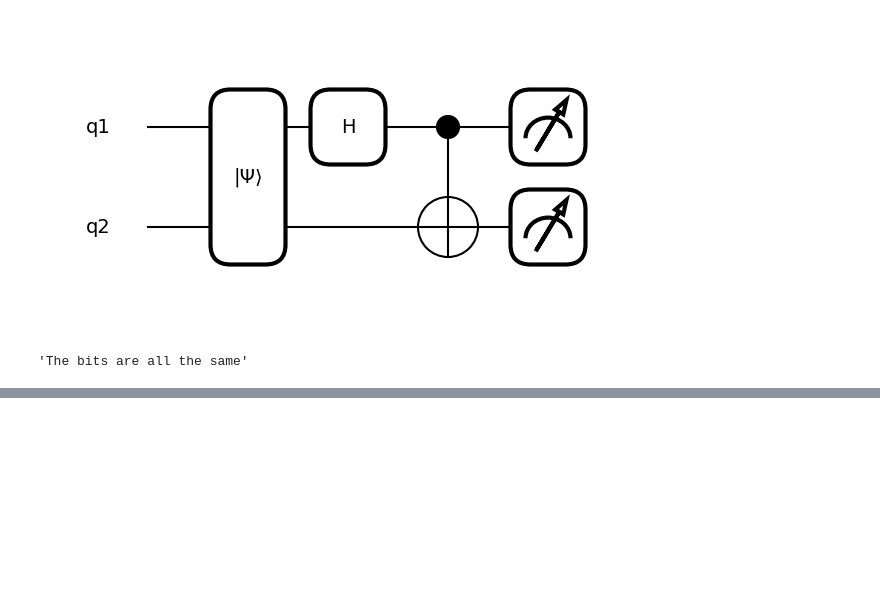
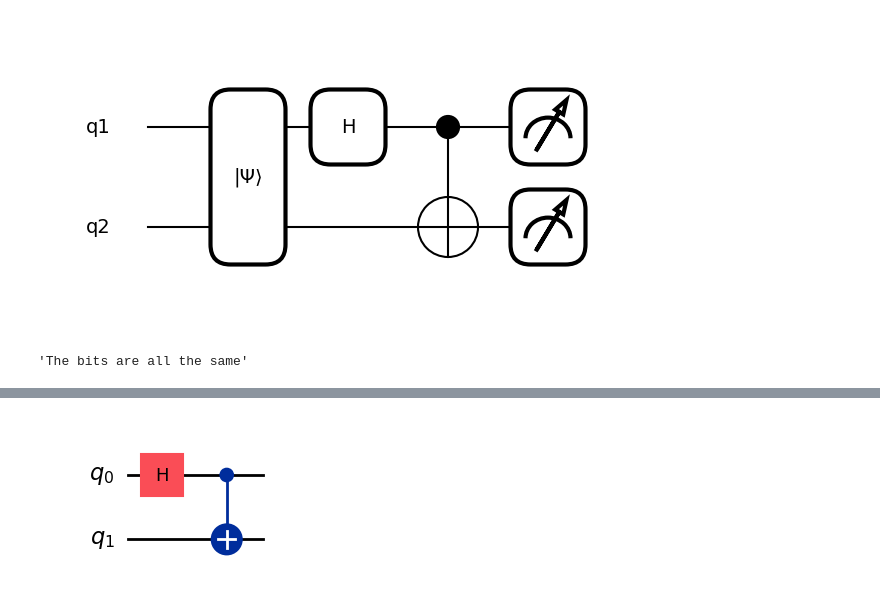
Before and after one commit to Florian-Heringa/quantum-frameworks-python-exploration, a Jupyter notebook: Python/Pennylane/01_PennylaneGettingStarted.ipynb, the cells around one changed output, grey strips where cells are left out. Saved outputs shown, nothing was run; the diff lists cells and outputs as text; code cells hidden in the pictures; blank space fills up the shorter version.

```diff
--- a/Python/Pennylane/01_PennylaneGettingStarted.ipynb
+++ b/Python/Pennylane/01_PennylaneGettingStarted.ipynb
@@ -129,0 +149,6 @@ f"The bits are {'all the same' if all_the_same else 'all different' if all_diffe
+# %%
+qasm = circuit_to_qasm_str(circ)
+qiskit_circ = loads(qasm)
+qiskit_circ.draw('mpl')
+# %% [output]
+[figure, added]
```
Also changed, not shown: parts of 3 cells of this notebook, 1 other file.
